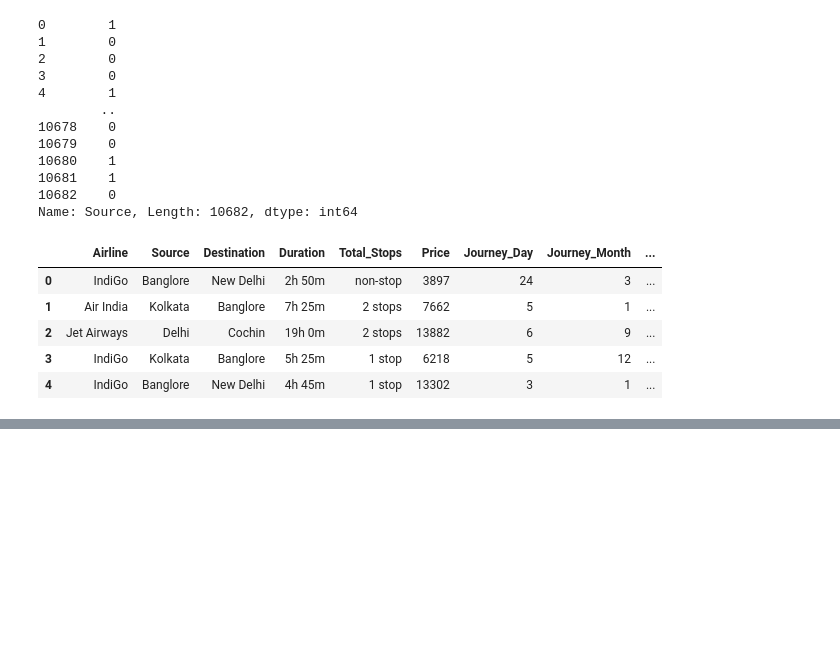
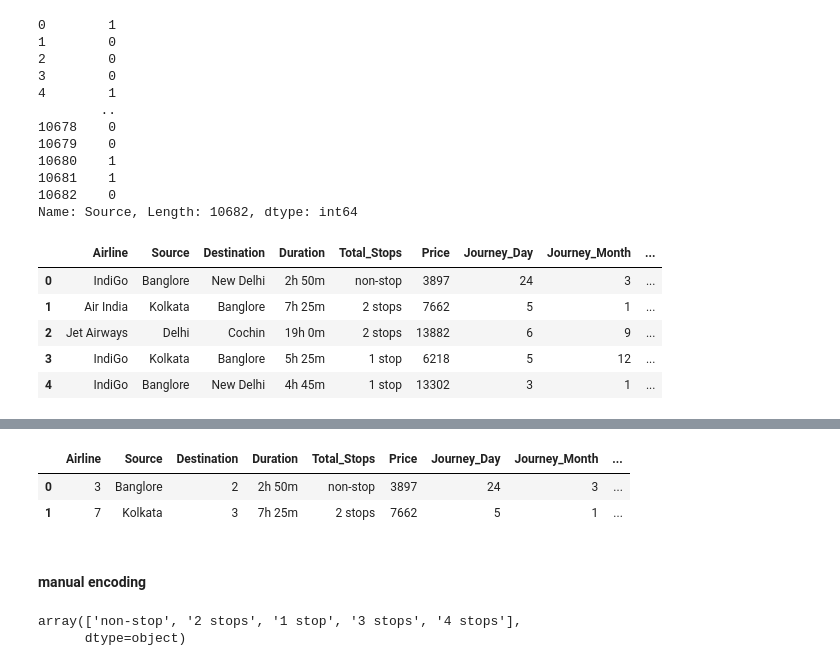
Before and after one commit to astro274/PredictFareAirline, a Jupyter notebook: prefairairline.ipynb, the cells around one changed output, grey strips where cells are left out. Cells and saved outputs as stored; diff of their text form; code cells hidden in the pictures; blank space fills up the shorter version.

```diff
--- a/prefairairline.ipynb
+++ b/prefairairline.ipynb
@@ -522,0 +580,2 @@ data.head()
+# %%
+data['Destination'].replace('New Delhi','Delhi',inplace=True)
@@ -522,0 +587,2 @@ data.head()
+# %%
+dest = data.groupby(['Destination'])['Price'].mean().sort_values().index
@@ -522,0 +593,2 @@ data.head()
+# %%
+dict2 = {key:index for index,key in enumerate(dest,0)}
@@ -522,0 +599,2 @@ data.head()
+# %%
+data['Destination'] = data['Destination'].map(dict2)
@@ -522,0 +616,13 @@ data.head()
+# %%
+data.head(2)
+# %% [output]
+|  | Airline | Source | Destination | Duration | Total_Stops | Price | Journey_Day | Journey_Month | ... |
+| 0 | 3 | Banglore | 2 | 2h 50m | non-stop | 3897 | 24 | 3 | ... |
+| 1 | 7 | Kolkata | 3 | 7h 25m | 2 stops | 7662 | 5 | 1 | ... |
+# %% [markdown]
+#### manual encoding
+# %%
+data['Total_Stops'].unique()
+# %% [output]
+array(['non-stop', '2 stops', '1 stop', '3 stops', '4 stops'],
+      dtype=object)
```
Also changed, not shown: parts of 17 cells of this notebook.
